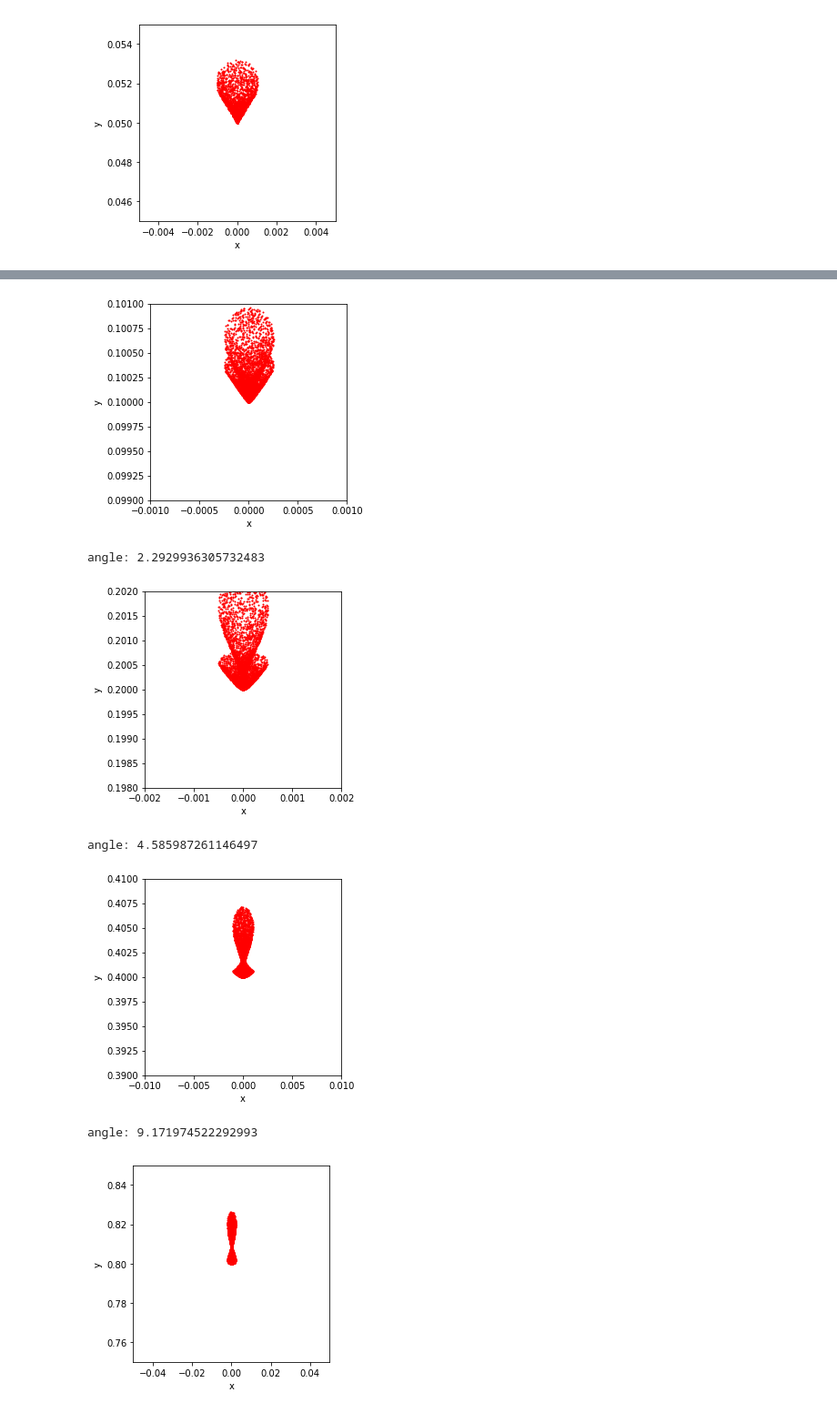
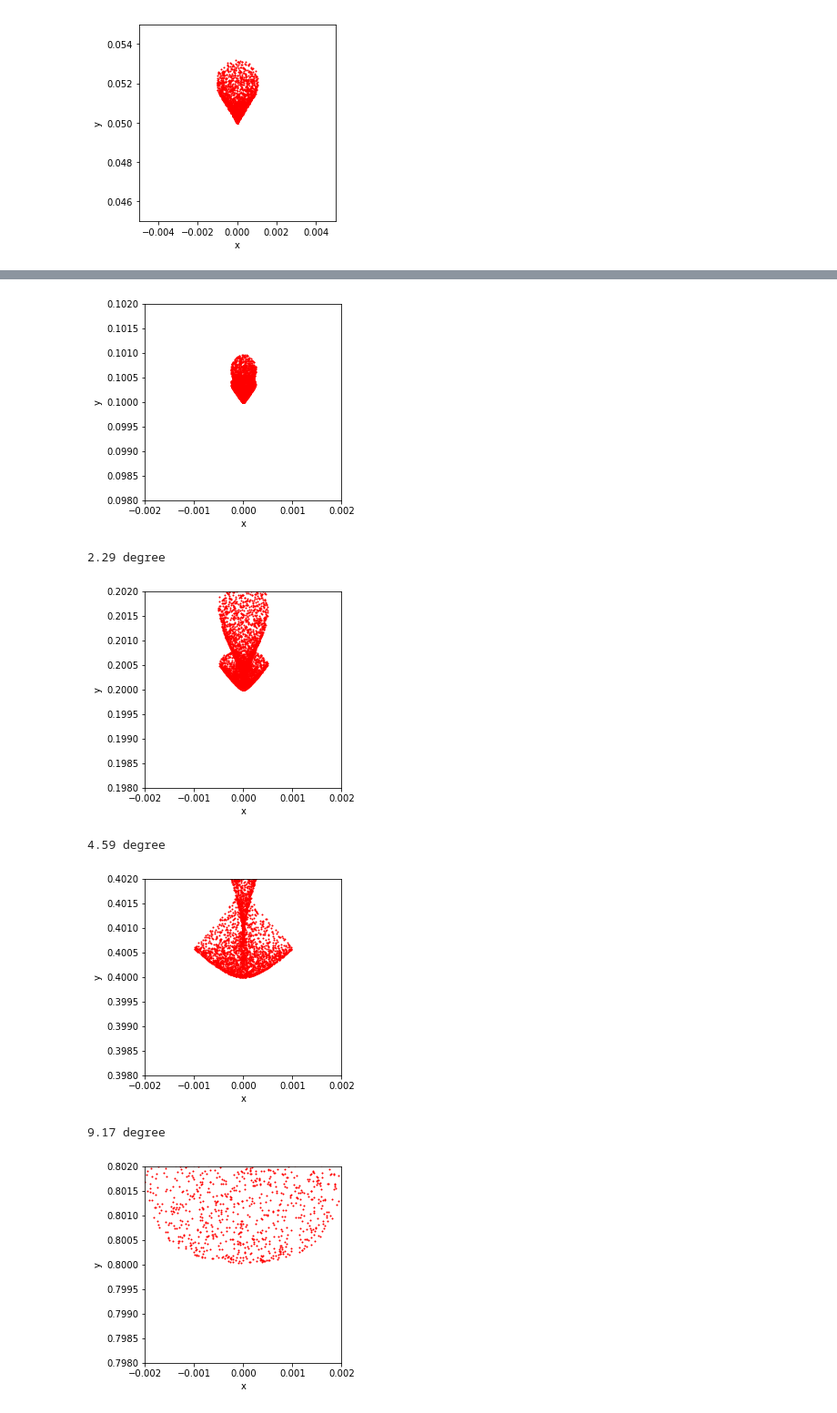
Before and after one commit to lhprojects/blog, a Jupyter notebook: JupyterNotebooks/SimpleRayTracing.ipynb, the cells around one changed output, grey strips where cells are left out. Shown at 91% size. Saved outputs shown, nothing was run; the diff lists cells and outputs as text; code cells hidden in the pictures.

```diff
--- a/JupyterNotebooks/SimpleRayTracing.ipynb
+++ b/JupyterNotebooks/SimpleRayTracing.ipynb
@@ -1089,52 +1093,14 @@ sys.add_device(screen)
 sys.draw_figure(xlim=(-1,12),ylim=(-5,5))
 
 
-theta=0.005
-source.direction.theta=theta
-print("angle:", theta/3.14*180)
-sys.simulate(100000)
-w=0.001
-screen.draw_image(xlim=(-w,w), ylim=(-w+5*theta,w+5*theta))
+thetas = [0.00, 0.01, 0.02, 0.04, 0.08, 0.16]
 
-
-theta=0.01
-source.direction.theta=theta
-print("angle:", theta/3.14*180)
-direction=FixDirectionalSampling(theta=theta, phi=np.pi/2)
-sys.simulate(100000)
-w=0.001
-screen.draw_image(xlim=(-w,w), ylim=(-w+5*theta,w+5*theta))
-
-theta=0.02
-source.direction.theta=theta
-print("angle:", theta/3.14*180)
-direction=FixDirectionalSampling(theta=theta, phi=np.pi/2)
-sys.simulate(100000)
-w=0.001
-screen.draw_image(xlim=(-w,w), ylim=(-w+5*theta,w+5*theta))
-
-theta=0.04
-source.direction.theta=theta
-print("angle:", theta/3.14*180)
-direction=FixDirectionalSampling(theta=theta, phi=np.pi/2)
-sys.simulate(100000)
-w=0.002
-screen.draw_image(xlim=(-w,w), ylim=(-w+5*theta,w+5*theta))
-
-theta=0.08
-source.direction.theta=theta
-print("angle:", theta/3.14*180)
-direction=FixDirectionalSampling(theta=theta, phi=np.pi/2)
-sys.simulate(100000)
-w=0.01
-screen.draw_image(xlim=(-w,w), ylim=(-w+5*theta,w+5*theta))
-
-theta=0.16
-source.direction.theta=theta
-print("angle:", theta/3.14*180)
-direction=FixDirectionalSampling(theta=theta, phi=np.pi/2)
-sys.simulate(100000)
-w=0.05
-screen.draw_image(xlim=(-w,w), ylim=(-w+5*theta,w+5*theta))
+for theta in thetas:
+    source.direction.theta=theta
+    print("%.2f degree"%(theta/3.14*180))
+    direction=FixDirectionalSampling(theta=theta, phi=np.pi/2)
+    sys.simulate(100000)
+    w=0.002
+    screen.draw_image(xlim=(-w,w), ylim=(-w+5*theta,w+5*theta))
 # %% [output]
 f/ 5.0
@@ -1147,7 +1113,7 @@ angle: 1.1464968152866242
-[figure, old version]
+[figure, new version]
-angle: 2.2929936305732483
+2.29 degree
-[figure, old version]
+[figure, new version]
-angle: 4.585987261146497
+4.59 degree
-[figure, old version]
+[figure, new version]
-angle: 9.171974522292993
+9.17 degree
-[figure, old version]
+[figure, new version]
```
Also changed, not shown: parts of 5 cells of this notebook.
